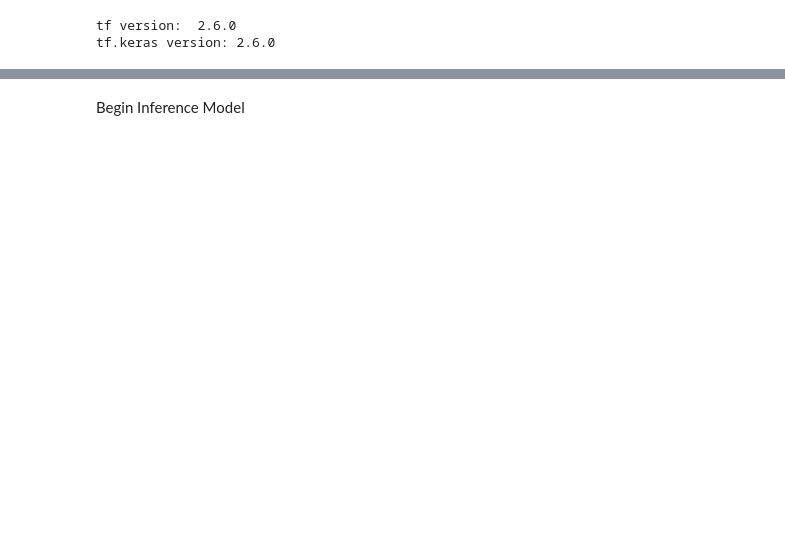
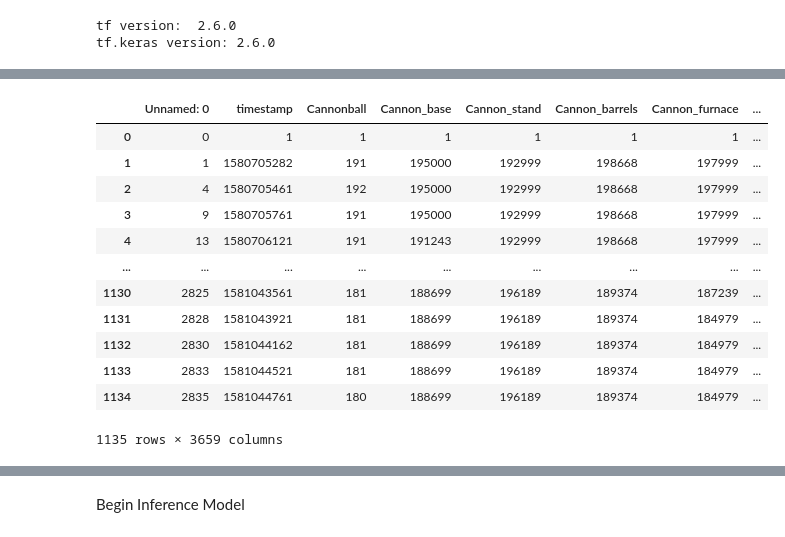
Before and after one commit to Crayfi/Datasets, a Jupyter notebook: Current_Multivariate_Encoder_Decoder.ipynb, the cells around one changed output, grey strips where cells are left out. Saved outputs shown, nothing was run; the diff lists cells and outputs as text; code cells hidden in the pictures; blank space fills up the shorter version.

```diff
--- a/Current_Multivariate_Encoder_Decoder.ipynb
+++ b/Current_Multivariate_Encoder_Decoder.ipynb
@@ -118,0 +130,16 @@ time: 1.63 ms (started: 2021-10-19 22:52:56 +00:00)
+# %%
+df
+# %% [output]
+|  | Unnamed: 0 | timestamp | Cannonball | Cannon_base | Cannon_stand | Cannon_barrels | Cannon_furnace | ... |
+| 0 | 0 | 1 | 1 | 1 | 1 | 1 | 1 | ... |
+| 1 | 1 | 1580705282 | 191 | 195000 | 192999 | 198668 | 197999 | ... |
+| 2 | 4 | 1580705461 | 192 | 195000 | 192999 | 198668 | 197999 | ... |
+| 3 | 9 | 1580705761 | 191 | 195000 | 192999 | 198668 | 197999 | ... |
+| 4 | 13 | 1580706121 | 191 | 191243 | 192999 | 198668 | 197999 | ... |
+| ... | ... | ... | ... | ... | ... | ... | ... | ... |
+| 1130 | 2825 | 1581043561 | 181 | 188699 | 196189 | 189374 | 187239 | ... |
+| 1131 | 2828 | 1581043921 | 181 | 188699 | 196189 | 189374 | 184979 | ... |
+| 1132 | 2830 | 1581044162 | 181 | 188699 | 196189 | 189374 | 184979 | ... |
+| 1133 | 2833 | 1581044521 | 181 | 188699 | 196189 | 189374 | 184979 | ... |
+| 1134 | 2835 | 1581044761 | 180 | 188699 | 196189 | 189374 | 184979 | ... |
+1135 rows × 3659 columns
```
Also changed, not shown: parts of 29 cells of this notebook.
